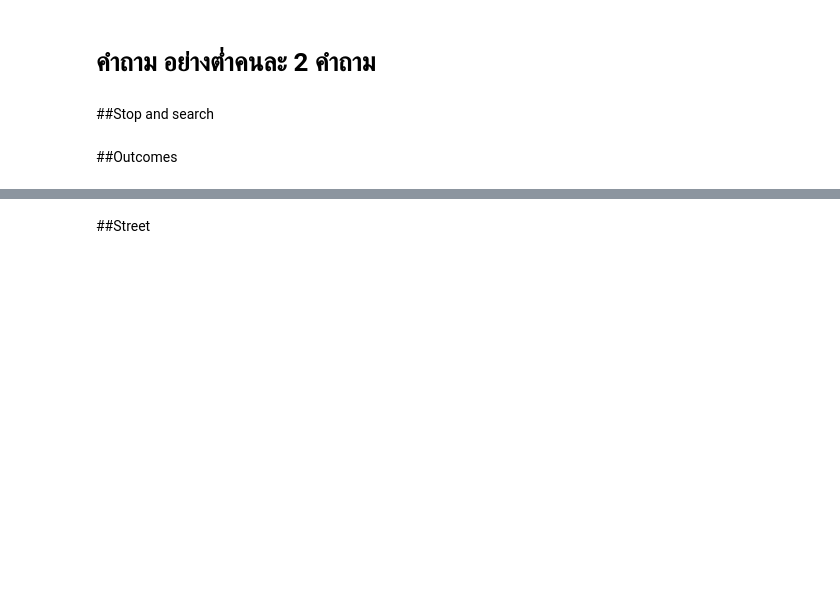
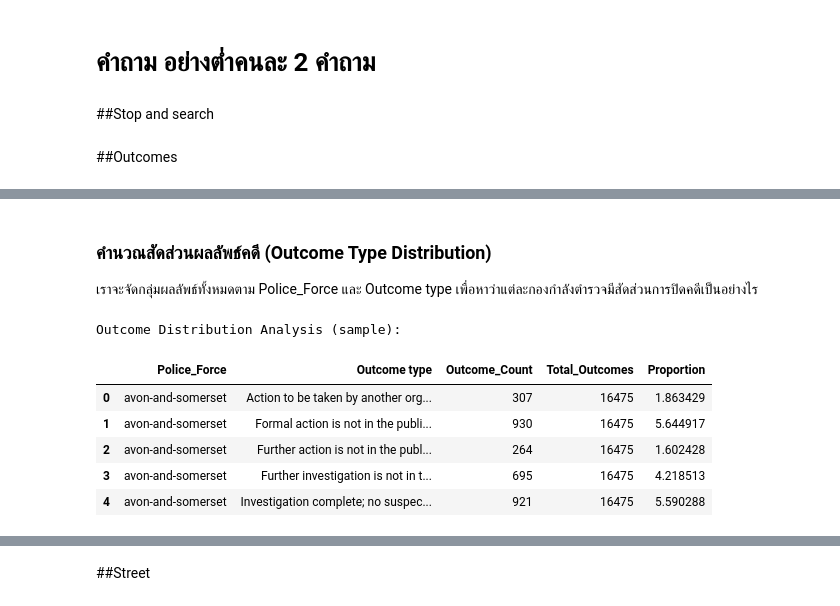
Before and after one commit to jangInw007/JENZY_Project, a Jupyter notebook: JENZY_is_perfect_project_Basicpro.ipynb, the cells around one changed output, grey strips where cells are left out. Saved outputs shown, nothing was run; the diff lists cells and outputs as text; code cells hidden in the pictures; blank space fills up the shorter version.

```diff
--- a/JENZY_is_perfect_project_Basicpro.ipynb
+++ b/JENZY_is_perfect_project_Basicpro.ipynb
@@ -872,0 +1060,31 @@ These questions can serve as a starting point for your data analysis and visuali
+# %% [markdown]
+### คำนวณสัดส่วนผลลัพธ์คดี (Outcome Type Distribution)
+
+
+เราจะจัดกลุ่มผลลัพธ์ทั้งหมดตาม Police_Force และ Outcome type เพื่อหาว่าแต่ละกองกำลังตำรวจมีสัดส่วนการปิดคดีเป็นอย่างไร
+# %%
+# นับจำนวนแต่ละ Outcome Type ต่อ Police Force
+outcome_distribution = combined_outcomes_2025_all_months.groupby(
+    ['Police_Force', 'Outcome type']
+).size().reset_index(name='Outcome_Count')
+
+# คำนวณจำนวนคดีรวมต่อ Police Force
+total_outcomes_by_force = outcome_distribution.groupby('Police_Force')['Outcome_Count'].sum().reset_index(name='Total_Outcomes')
+
+# รวมข้อมูลและคำนวณสัดส่วน
+outcome_analysis_df = pd.merge(outcome_distribution, total_outcomes_by_force, on='Police_Force')
+
+outcome_analysis_df['Proportion'] = (
+    outcome_analysis_df['Outcome_Count'] / outcome_analysis_df['Total_Outcomes']
+) * 100
+
+print("Outcome Distribution Analysis (sample):")
+display(outcome_analysis_df.head())
+# %% [output]
+Outcome Distribution Analysis (sample):
+|  | Police_Force | Outcome type | Outcome_Count | Total_Outcomes | Proportion |
+| 0 | avon-and-somerset | Action to be taken by another org... | 307 | 16475 | 1.863429 |
+| 1 | avon-and-somerset | Formal action is not in the publi... | 930 | 16475 | 5.644917 |
+| 2 | avon-and-somerset | Further action is not in the publ... | 264 | 16475 | 1.602428 |
+| 3 | avon-and-somerset | Further investigation is not in t... | 695 | 16475 | 4.218513 |
+| 4 | avon-and-somerset | Investigation complete; no suspec... | 921 | 16475 | 5.590288 |
```
Also changed, not shown: parts of 18 cells of this notebook.
